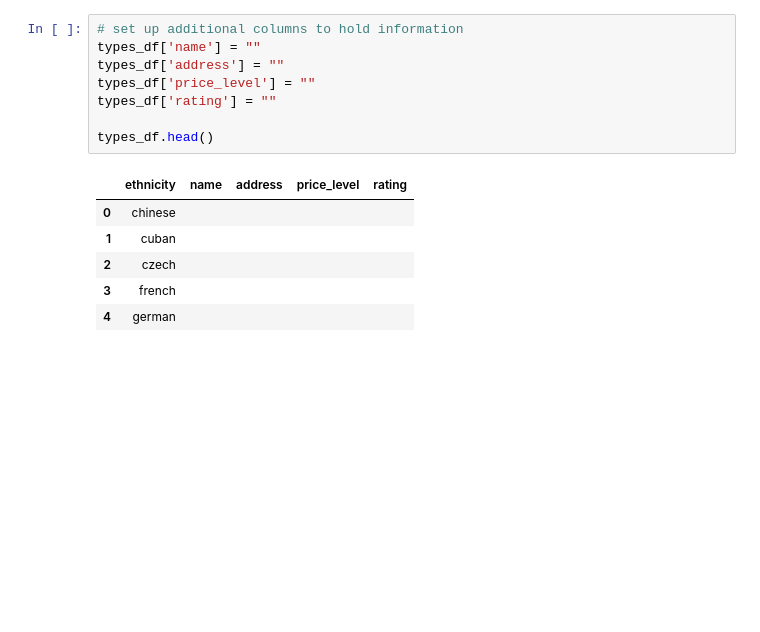
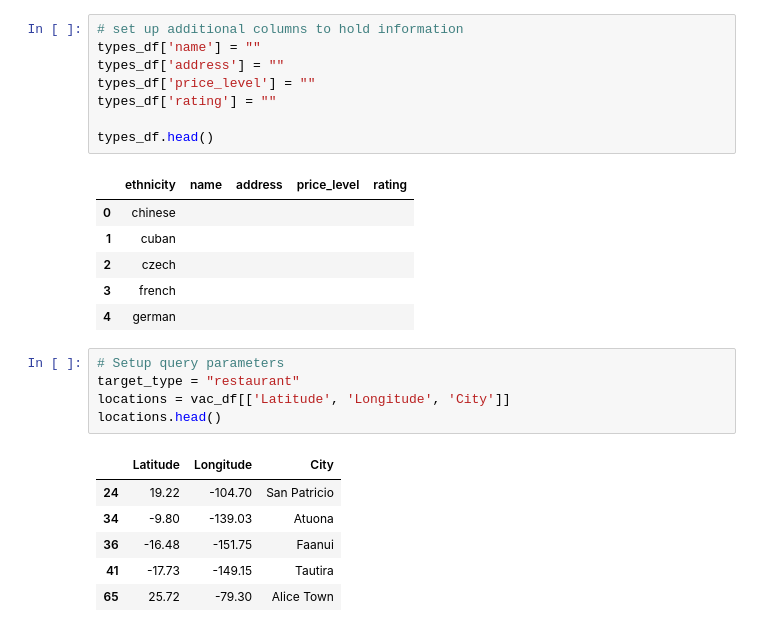
Before and after one commit to IrinaUX/python-api-challenge-2, a Jupyter notebook: VacationPy/VacationPy.ipynb, the cells around one changed output. Drawn from its saved outputs; the diff is of its cells as text; blank space fills up the shorter version.

```diff
--- a/VacationPy/VacationPy.ipynb
+++ b/VacationPy/VacationPy.ipynb
@@ -126,4 +126,16 @@ types_df.head()
 | 2 | czech |  |  |  |  |
 | 3 | french |  |  |  |  |
 | 4 | german |  |  |  |  |
+# %%
+# Setup query parameters
+target_type = "restaurant"
+locations = vac_df[['Latitude', 'Longitude', 'City']]
+locations.head()
+# %% [output]
+|  | Latitude | Longitude | City |
+| 24 | 19.22 | -104.70 | San Patricio |
+| 34 | -9.80 | -139.03 | Atuona |
+| 36 | -16.48 | -151.75 | Faanui |
+| 41 | -17.73 | -149.15 | Tautira |
+| 65 | 25.72 | -79.30 | Alice Town |
 # %%
```
Also changed, not shown: parts of 14 cells of this notebook, 2 other files.
